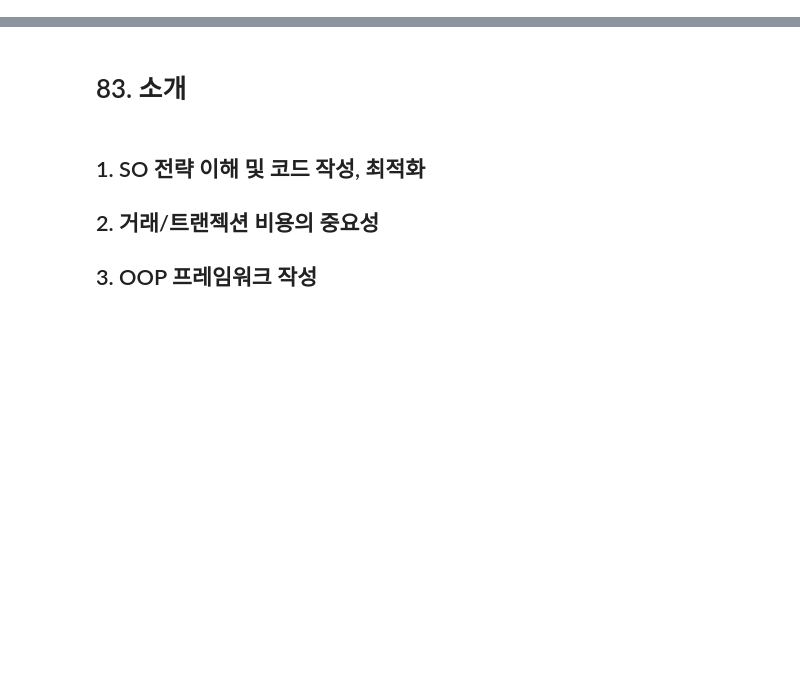
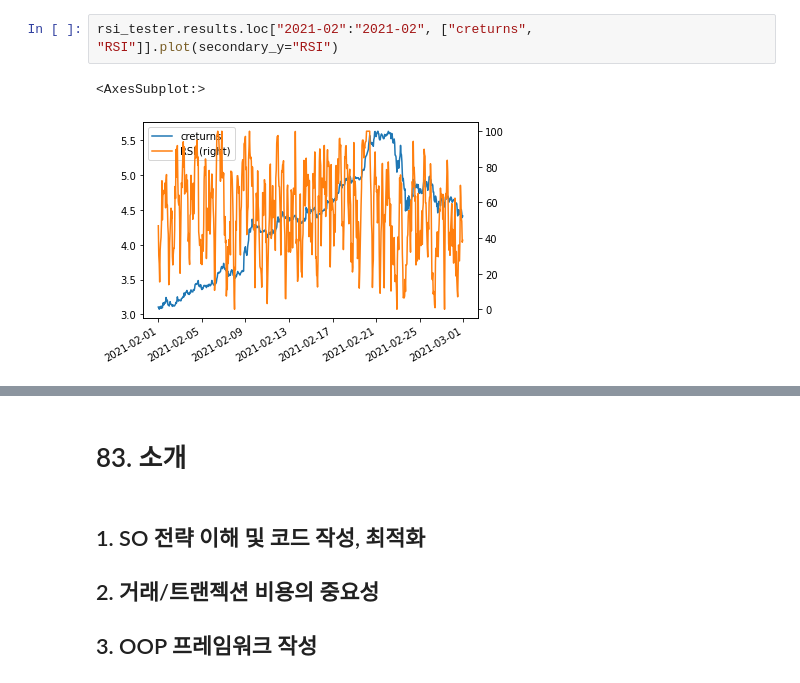
Before and after one commit to sajacaros/algo-trading, a Jupyter notebook: notebook/algo_trading_22_06_09.ipynb, the cells around one changed output, grey strips where cells are left out. Drawn from its saved outputs; the diff is of its cells as text; blank space fills up the shorter version.

```diff
--- a/notebook/algo_trading_22_06_09.ipynb
+++ b/notebook/algo_trading_22_06_09.ipynb
@@ -0,0 +34,5 @@
+# %%
+rsi_tester.results.loc["2021-02":"2021-02", ["creturns", "RSI"]].plot(secondary_y="RSI")
+# %% [output]
+<AxesSubplot:>
+[figure, added]
```
Also changed, not shown: parts of 22 cells of this notebook, 2 other files.
